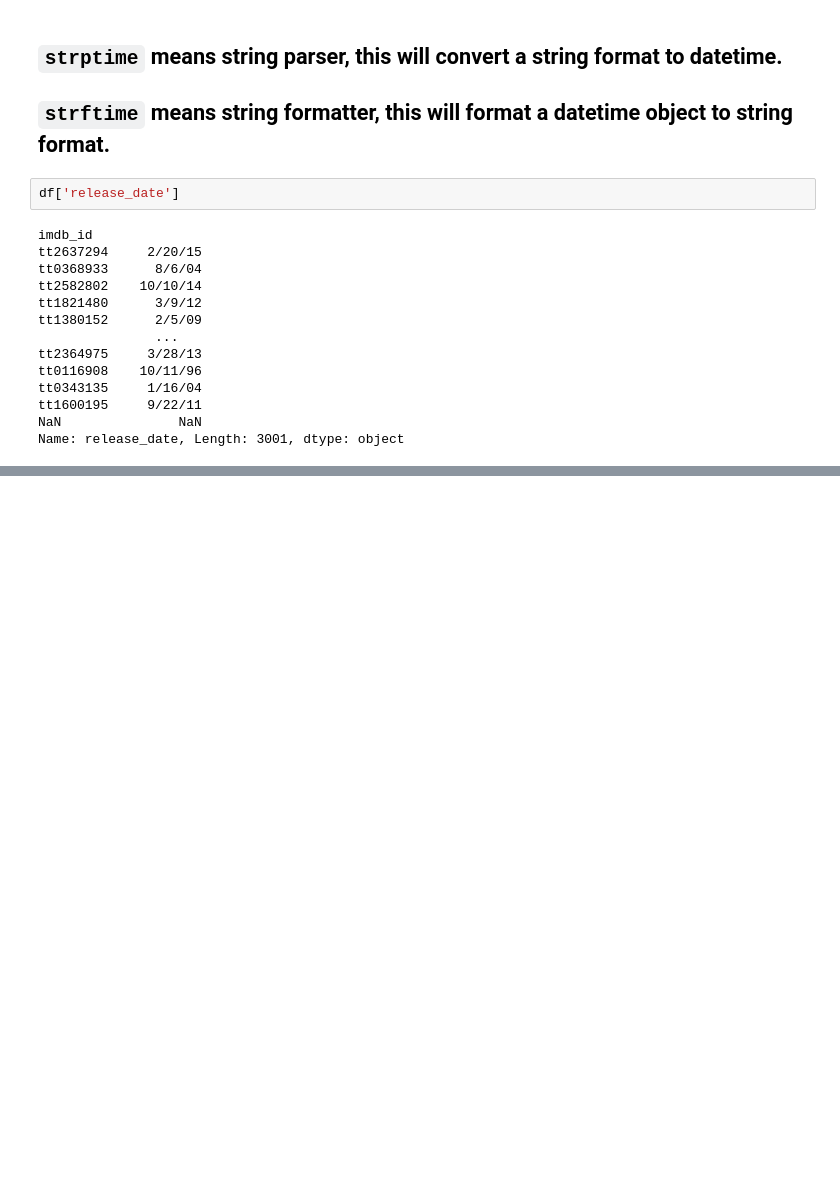
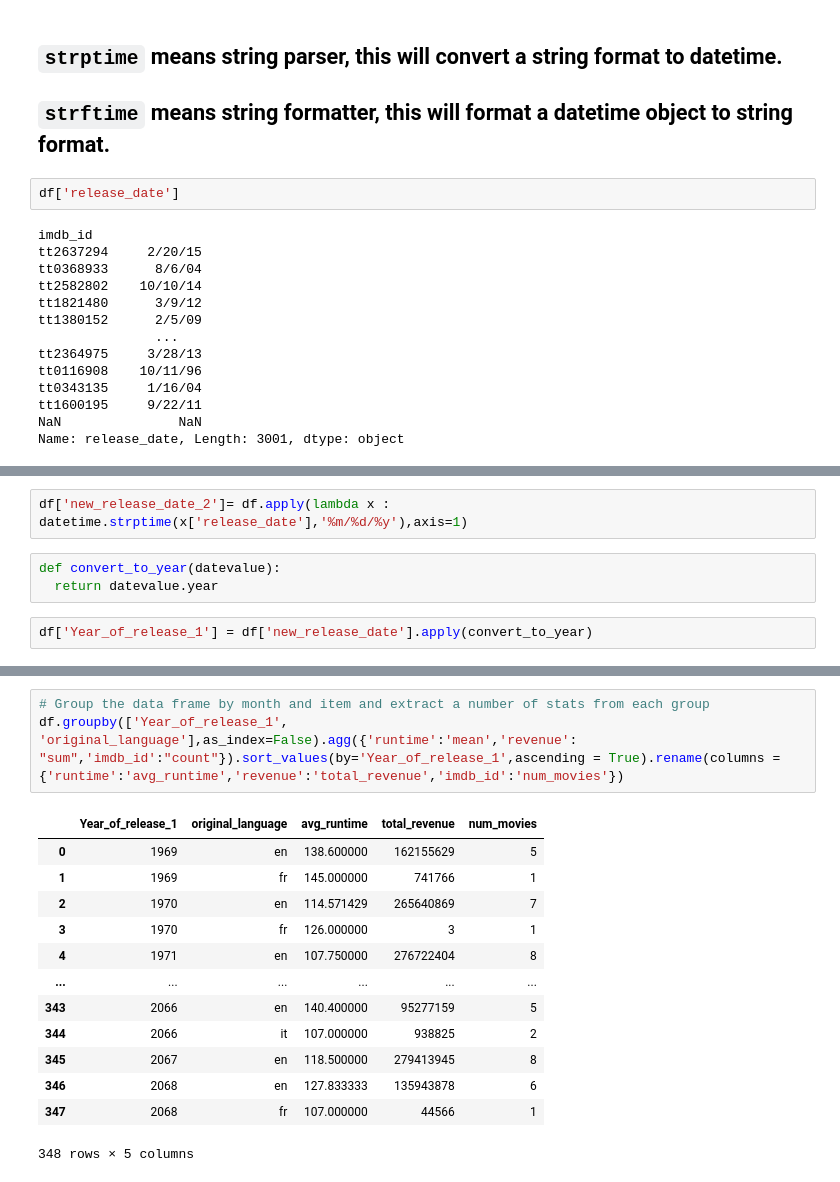
Before and after one commit to prajwal-mv/Python_Practice, a Jupyter notebook: Pandas.ipynb, the cells around one changed output, grey strips where cells are left out. Cells and saved outputs as stored; diff of their text form; blank space fills up the shorter version.

```diff
--- a/Pandas.ipynb
+++ b/Pandas.ipynb
@@ -539,0 +754,7 @@ Name: release_date, Length: 3001, dtype: object
+# %%
+df['new_release_date_2']= df.apply(lambda x : datetime.strptime(x['release_date'],'%m/%d/%y'),axis=1)
+# %%
+def convert_to_year(datevalue):
+  return datevalue.year
+# %%
+df['Year_of_release_1'] = df['new_release_date'].apply(convert_to_year)
@@ -539,0 +804,17 @@ Name: release_date, Length: 3001, dtype: object
+# %%
+# Group the data frame by month and item and extract a number of stats from each group
+df.groupby(['Year_of_release_1', 'original_language'],as_index=False).agg({'runtime':'mean','revenue': "sum",'imdb_id':"count"}).sort_values(by='Year_of_release_1',ascending = True).rename(columns ={'runtime':'avg_runtime','revenue':'total_revenue','imdb_id':'num_movies'})
+# %% [output]
+|  | Year_of_release_1 | original_language | avg_runtime | total_revenue | num_movies |
+| 0 | 1969 | en | 138.600000 | 162155629 | 5 |
+| 1 | 1969 | fr | 145.000000 | 741766 | 1 |
+| 2 | 1970 | en | 114.571429 | 265640869 | 7 |
+| 3 | 1970 | fr | 126.000000 | 3 | 1 |
+| 4 | 1971 | en | 107.750000 | 276722404 | 8 |
+| ... | ... | ... | ... | ... | ... |
+| 343 | 2066 | en | 140.400000 | 95277159 | 5 |
+| 344 | 2066 | it | 107.000000 | 938825 | 2 |
+| 345 | 2067 | en | 118.500000 | 279413945 | 8 |
+| 346 | 2068 | en | 127.833333 | 135943878 | 6 |
+| 347 | 2068 | fr | 107.000000 | 44566 | 1 |
+348 rows × 5 columns
```
Also changed, not shown: parts of 38 cells of this notebook.
